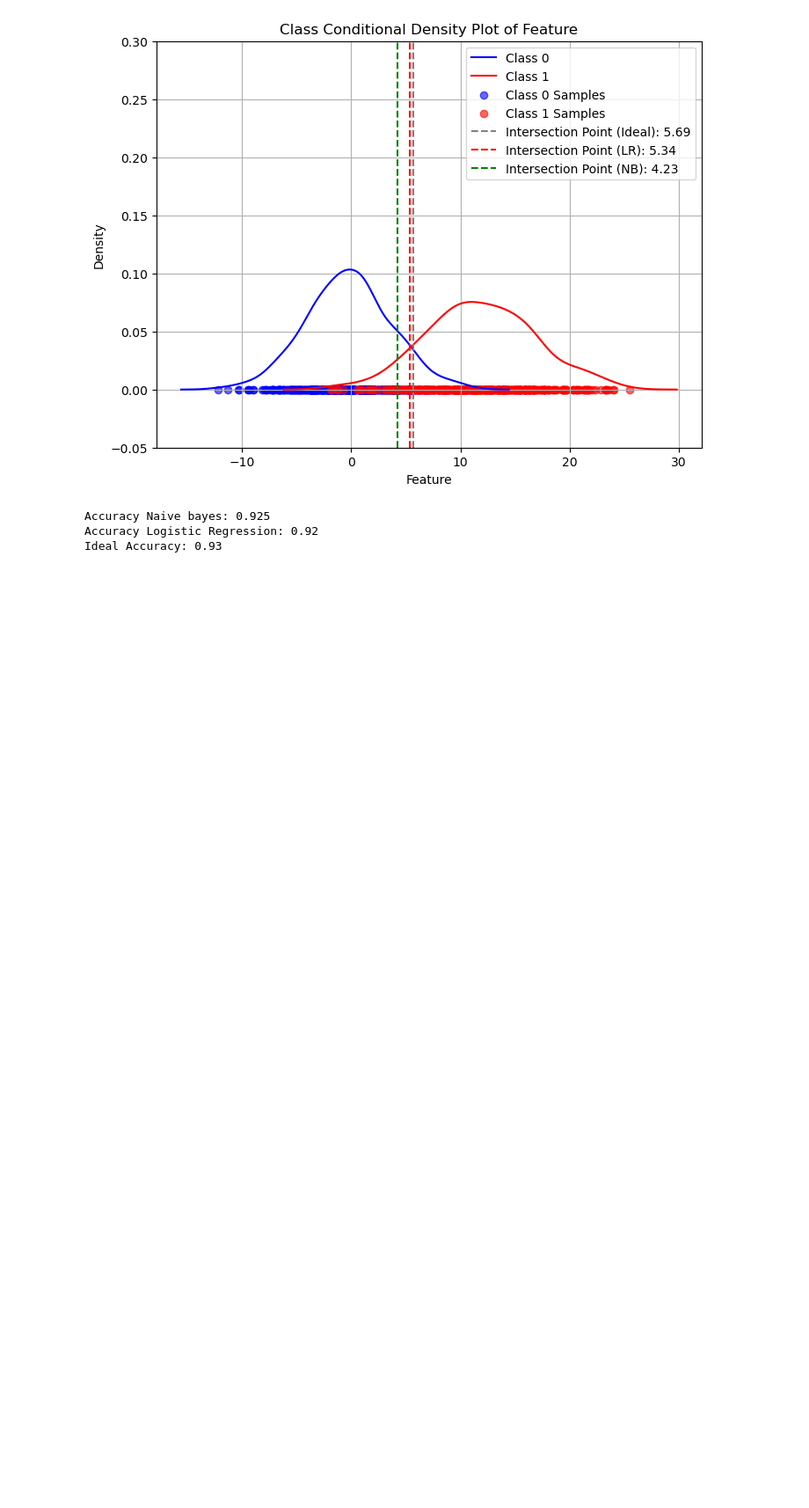
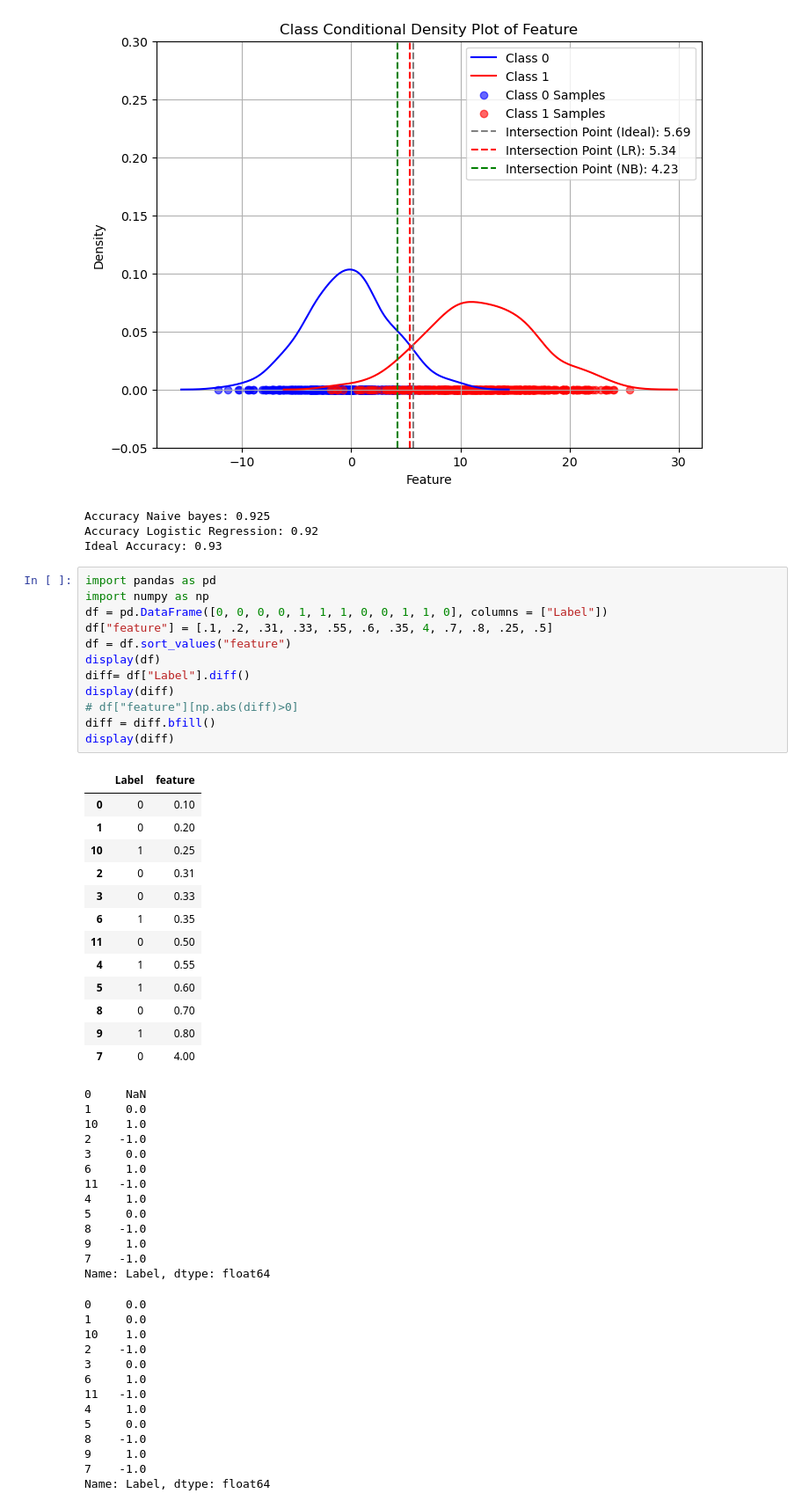
Before and after one commit to Mohammad-Shiblu/Dataset-Learning-Limit, a Jupyter notebook: Notebooks/dataset_learning_limit_temp.ipynb, the cells around one changed output. Shown: that part at 88% size. Saved outputs shown, nothing was run; the diff lists cells and outputs as text; blank space fills up the shorter version.

```diff
--- a/Notebooks/dataset_learning_limit_temp.ipynb
+++ b/Notebooks/dataset_learning_limit_temp.ipynb
@@ -1026,3 +1026,55 @@ Intersection point Area (Ideal Classifier): 0.1809144712524075
 Accuracy Naive bayes: 0.925
 Accuracy Logistic Regression: 0.92
 Ideal Accuracy: 0.93
+# %%
+import pandas as pd
+import numpy as np
+df = pd.DataFrame([0, 0, 0, 0, 1, 1, 1, 0, 0, 1, 1, 0], columns = ["Label"])
+df["feature"] = [.1, .2, .31, .33, .55, .6, .35, 4, .7, .8, .25, .5]
+df = df.sort_values("feature")
+display(df)
+diff= df["Label"].diff()
+display(diff)
+# df["feature"][np.abs(diff)>0]
+diff = diff.bfill()
+display(diff)
+# %% [output]
+|  | Label | feature |
+| 0 | 0 | 0.10 |
+| 1 | 0 | 0.20 |
+| 10 | 1 | 0.25 |
+| 2 | 0 | 0.31 |
+| 3 | 0 | 0.33 |
+| 6 | 1 | 0.35 |
+| 11 | 0 | 0.50 |
+| 4 | 1 | 0.55 |
+| 5 | 1 | 0.60 |
+| 8 | 0 | 0.70 |
+| 9 | 1 | 0.80 |
+| 7 | 0 | 4.00 |
+0     NaN
+1     0.0
+10    1.0
+2    -1.0
+3     0.0
+6     1.0
+11   -1.0
+4     1.0
+5     0.0
+8    -1.0
+9     1.0
+7    -1.0
+Name: Label, dtype: float64
+0     0.0
+1     0.0
+10    1.0
+2    -1.0
+3     0.0
+6     1.0
+11   -1.0
+4     1.0
+5     0.0
+8    -1.0
+9     1.0
+7    -1.0
+Name: Label, dtype: float64
```
Also changed, not shown: parts of 6 cells of this notebook, 1 other file.
